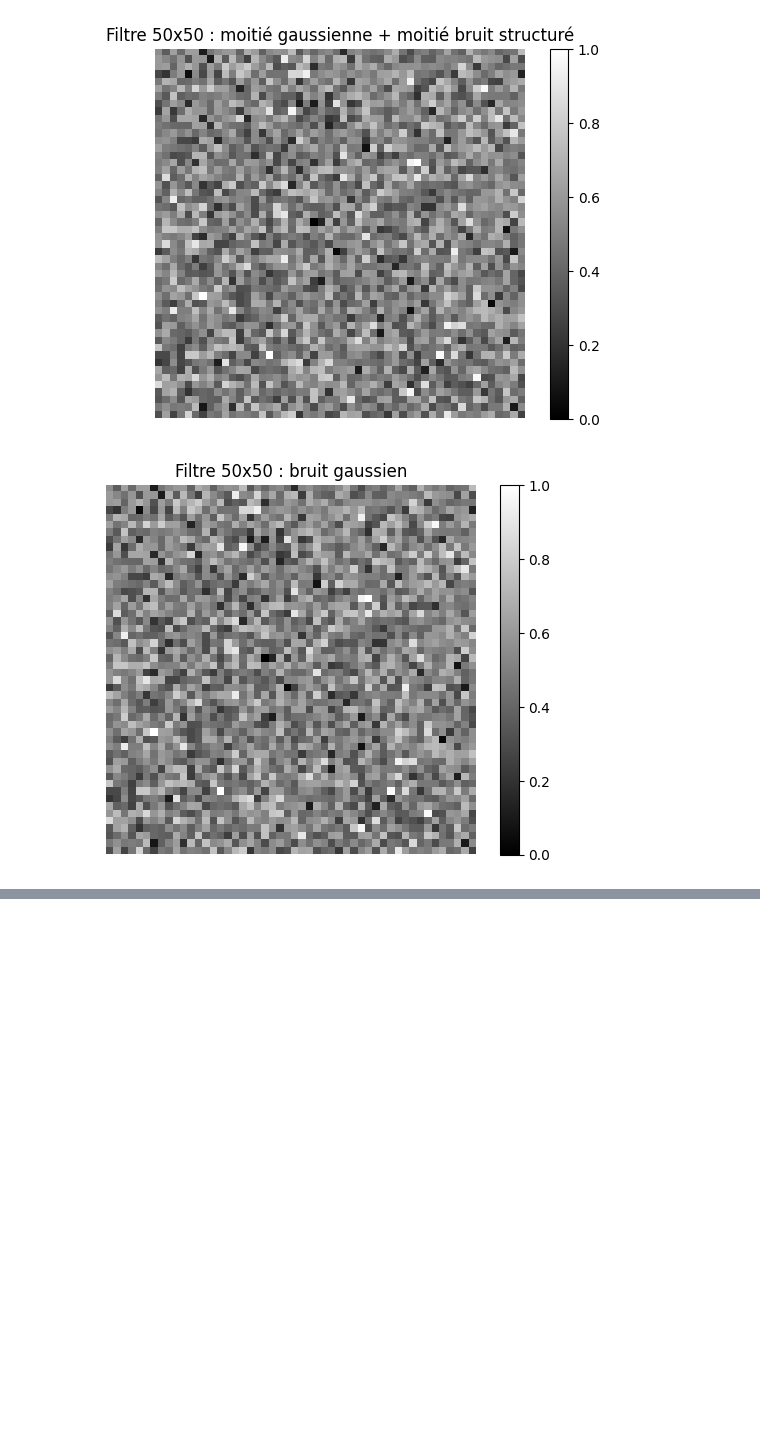
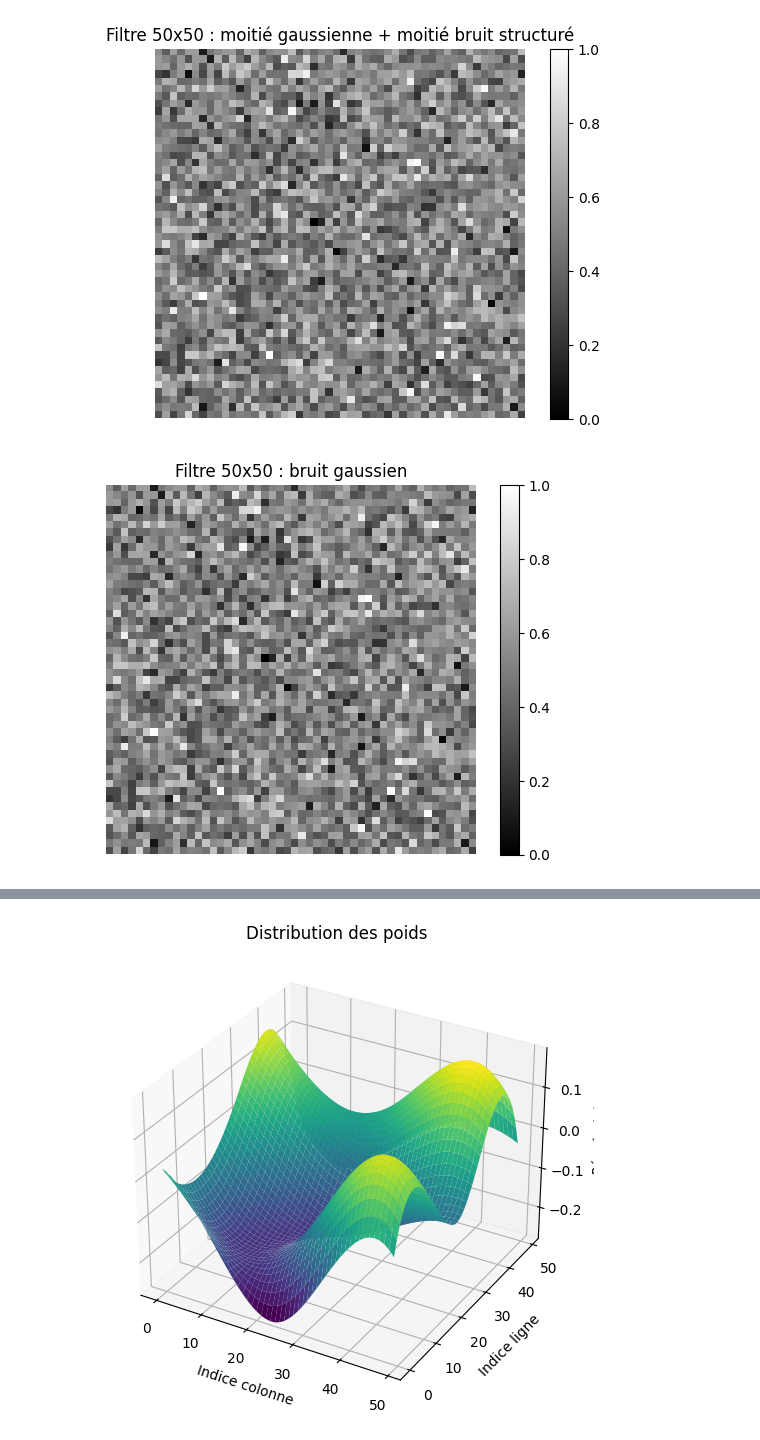
Before and after one commit to josselinteste/projet_es_ia_embarquee_CHALIN_TESTE, a Jupyter notebook: utilitaire.ipynb, the cells around one changed output, grey strips where cells are left out. Cells and saved outputs as stored; diff of their text form; code cells hidden in the pictures; blank space fills up the shorter version.

```diff
--- a/utilitaire.ipynb
+++ b/utilitaire.ipynb
@@ -805,0 +877,16 @@ Sous-blocs les plus réguliers (indices) : [[29 26]]
+# %%
+def graphcut_filter_surface(Zsmooth, percentile=10):
+    """
+    Conserve uniquement les valeurs les plus petites (en valeur absolue)
+    selon un seuil basé sur le percentile.
+
+    Zsmooth : surface lissée (2D numpy array)
+    percentile : pourcentage de valeurs à conserver (les plus petites)
+    """
+    mean = np.mean(Zsmooth)
+    mask = np.abs(Zsmooth) <= mean  # True là où on garde
+    Zcut = Zsmooth * mask                # on conserve seulement ces valeurs
+    return Zcut, mask
+
+# Exemple d'appel
+Zcut, mask = graphcut_filter_surface(-reg_map, percentile=10)
@@ -805,0 +902,67 @@ Sous-blocs les plus réguliers (indices) : [[29 26]]
+# %%
+import numpy as np
+import matplotlib.pyplot as plt
+
+def graphcut_filter_surface(Zsmooth, percentile=20):
+    """
+    Conserve uniquement les valeurs les plus petites (en valeur absolue)
+    selon un seuil basé sur le percentile.
+
+    Zsmooth : surface lissée (2D numpy array)
+    percentile : pourcentage de valeurs à conserver (les plus petites)
+    """
+    threshold = np.percentile(np.abs(Zsmooth), percentile)
+    mask = np.abs(Zsmooth) <= threshold  # True là où on garde
+    Zcut = np.where(mask, Zsmooth, np.nan)  # NaN pour visualiser les trous
+    return Zcut, mask
+
+# Application sur reg_map
+Zcut, mask = graphcut_filter_surface(reg_map, percentile=50)
+
+
+X, Y = np.meshgrid(np.arange(Zsmooth.shape[1]), np.arange(Zsmooth.shape[0]))
+fig = plt.figure(figsize=(10,6))
+ax = fig.add_subplot(111, projection='3d')
+surf2 = ax.plot_surface(X, Y, Zsmooth, cmap='viridis')
+ax.set_xlabel('Indice colonne')
+ax.set_ylabel('Indice ligne')
+ax.set_zlabel('Régularité')
+ax.set_title("Distribution des poids")
+zmin, zmax = ax.get_zlim()
+plt.show()
+Zmask = mask * Zsmooth[:Zmask.shape[0], :Zmask.shape[1]]
+X, Y = np.meshgrid(np.arange(Zmask.shape[1]), np.arange(Zmask.shape[0]))
+fig = plt.figure(figsize=(10,6))
+ax = fig.add_subplot(111, projection='3d')
+surf2 = ax.plot_surface(X, Y, Zmask, cmap='viridis')
+ax.set_xlabel('Indice colonne')
+ax.set_ylabel('Indice ligne')
+ax.set_zlabel('Régularité')
+ax.set_title("Distribution des poids")
+zmin, zmax = ax.get_zlim()
+plt.show()
+# Premier plot : surface originale
+X, Y = np.meshgrid(np.arange(reg_map.shape[1]), np.arange(reg_map.shape[0]))
+fig = plt.figure(figsize=(10,6))
+ax = fig.add_subplot(111, projection='3d')
+surf1 = ax.plot_surface(X, Y, reg_map, cmap='viridis')
+ax.set_xlabel('Indice colonne')
+ax.set_ylabel('Indice ligne')
+ax.set_zlabel('Régularité')
+ax.set_title("Régularité locale (surface complète)")
+zmin, zmax = ax.get_zlim()  # récupérer les bornes Z
+plt.show()
+
+# Deuxième plot : surface filtrée avec même échelle Z
+X, Y = np.meshgrid(np.arange(Zcut.shape[1]), np.arange(Zcut.shape[0]))
+fig = plt.figure(figsize=(10,6))
+ax = fig.add_subplot(111, projection='3d')
+surf2 = ax.plot_surface(X, Y, Zcut, cmap='viridis')
+ax.set_xlabel('Indice colonne')
+ax.set_ylabel('Indice ligne')
+ax.set_zlabel('Régularité')
+ax.set_title("Régularité locale (20% plus petites valeurs conservées)")
+ax.set_zlim(zmin, zmax)  # appliquer la même échelle
+plt.show()
+# %% [output]
+[figure, added]
```
Also changed, not shown: parts of 12 cells of this notebook.
